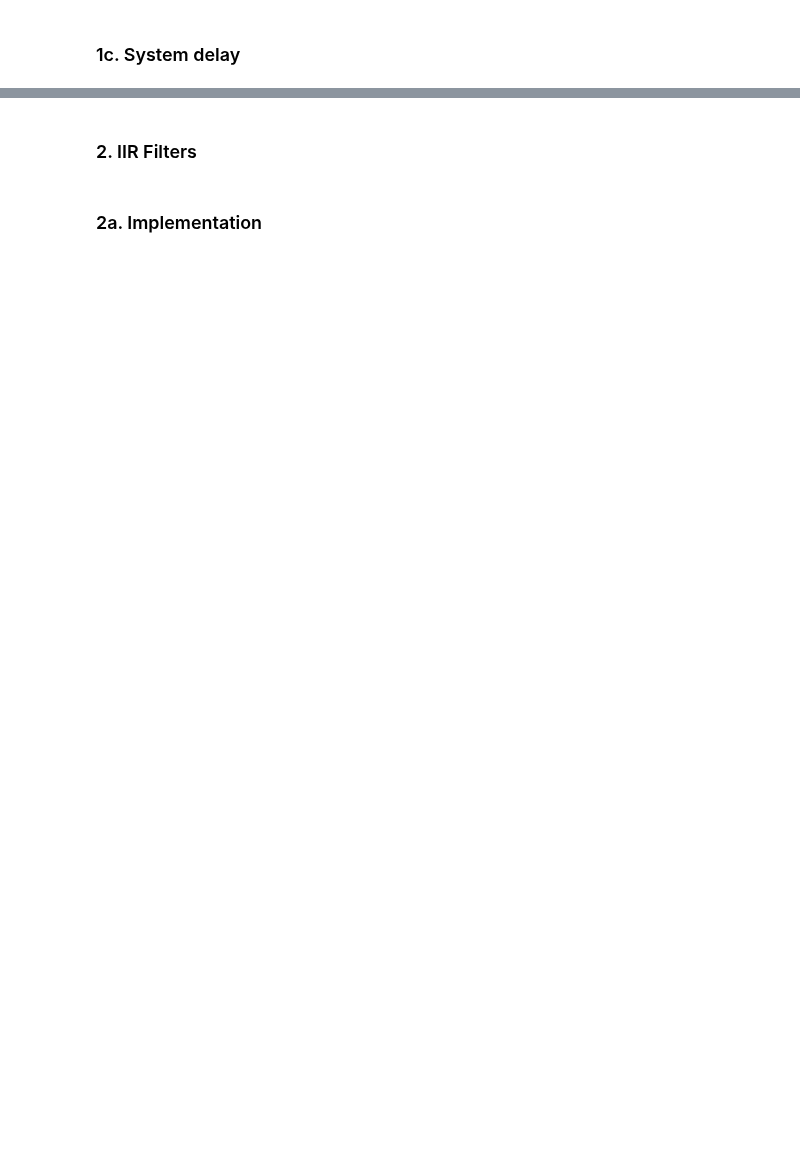
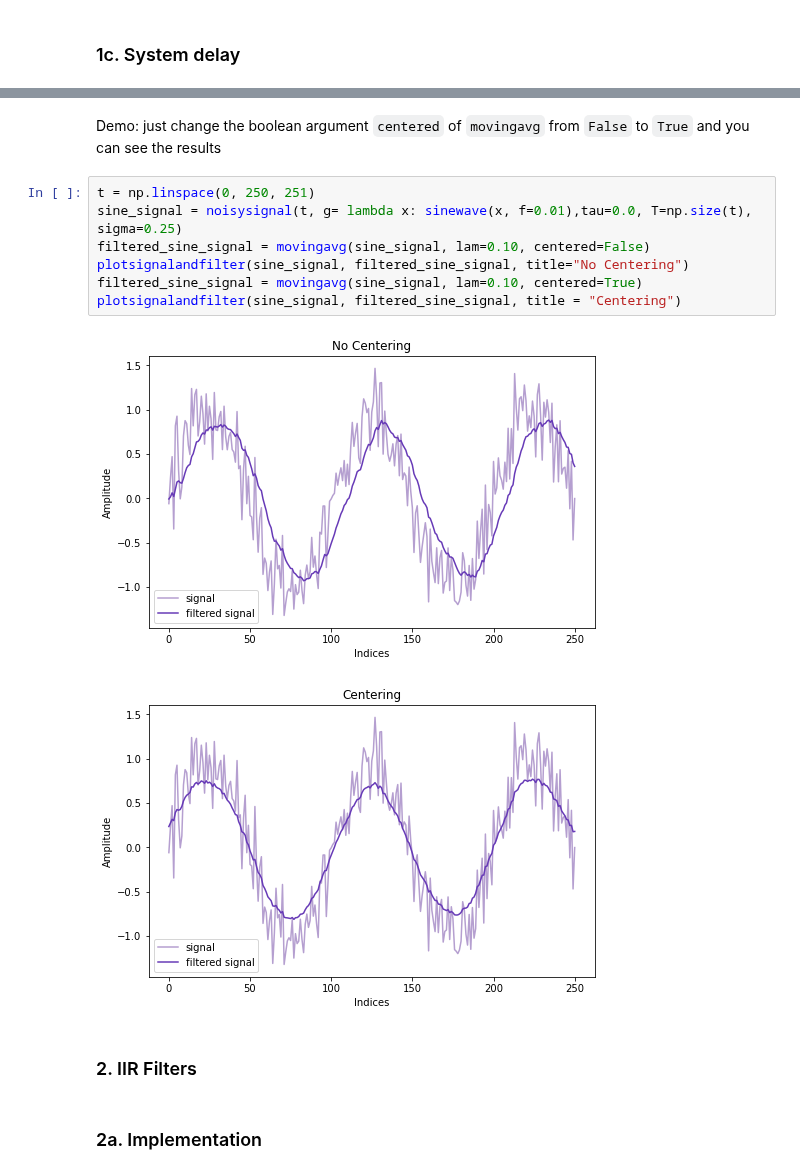
Before and after one commit to johnmays/CSDS_364_HW, a Jupyter notebook: A3/A3b/A3b_jkm100.ipynb, the cells around one changed output, grey strips where cells are left out. Cells and saved outputs as stored; diff of their text form; blank space fills up the shorter version.

```diff
--- a/A3/A3b/A3b_jkm100.ipynb
+++ b/A3/A3b/A3b_jkm100.ipynb
@@ -77,3 +96,15 @@ plotsignalandfilter(sine_signal, filtered_sine_signal)
+# %% [markdown]
+Demo: just change the boolean argument `centered` of `movingavg` from `False` to `True` and you can see the results
+# %%
+t = np.linspace(0, 250, 251)
+sine_signal = noisysignal(t, g= lambda x: sinewave(x, f=0.01),tau=0.0, T=np.size(t), sigma=0.25)
+filtered_sine_signal = movingavg(sine_signal, lam=0.10, centered=False)
+plotsignalandfilter(sine_signal, filtered_sine_signal, title="No Centering")
+filtered_sine_signal = movingavg(sine_signal, lam=0.10, centered=True)
+plotsignalandfilter(sine_signal, filtered_sine_signal, title = "Centering")
+# %% [output]
+[figure, added]
+[figure, added]
 # %% [markdown]
 ### 2. IIR Filters
 # %% [markdown]
```
Also changed, not shown: parts of 11 cells of this notebook.
